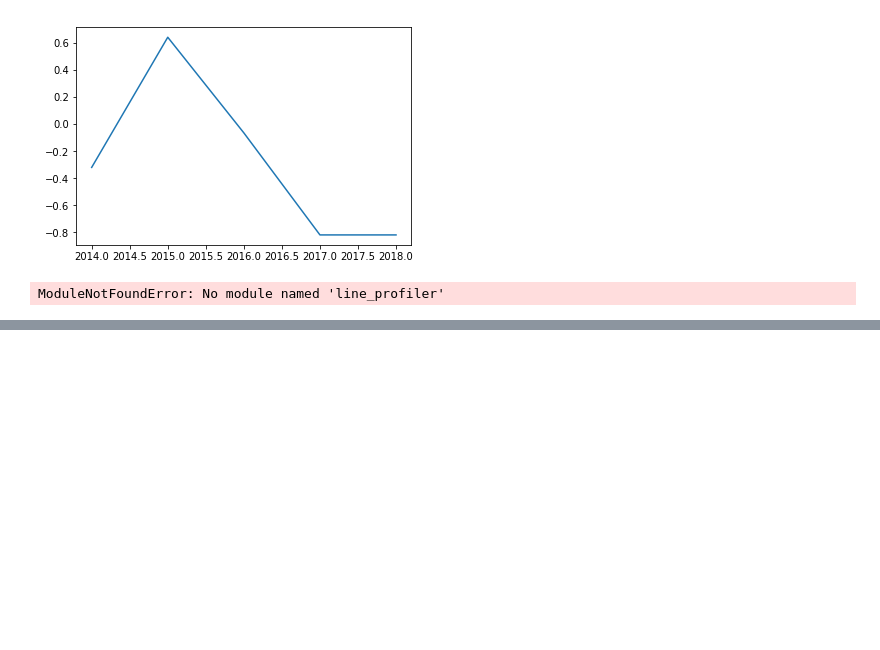
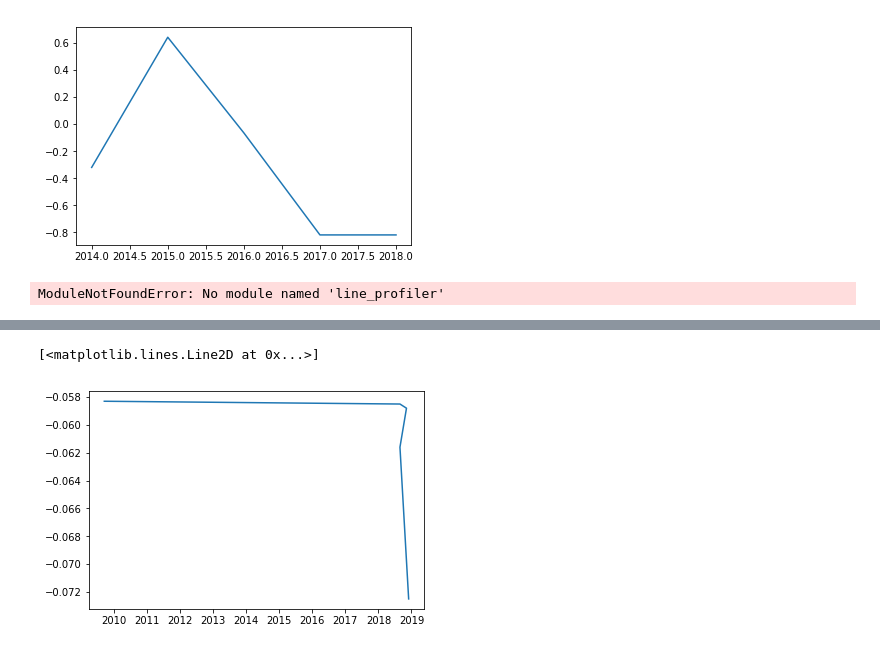
Before and after one commit to Jellybean12/Groepje-C3, a Jupyter notebook: dalingcorrelatierichting.ipynb, the cells around one changed output, grey strips where cells are left out. Cells and saved outputs as stored; diff of their text form; code cells hidden in the pictures; blank space fills up the shorter version.

```diff
--- a/dalingcorrelatierichting.ipynb
+++ b/dalingcorrelatierichting.ipynb
@@ -108,12 +108,12 @@ def getmetingen(satid):
 # %% [output]
 ModuleNotFoundError: No module named 'line_profiler'
 # %%
-def getmetingen(loc, satid):
+def getmetingen():
     #Gebruikt het dataframe die aangemaakt is door de functie meetpuntenkoppelen
     engine = create_engine('postgresql://postgres:Welkom01!@10.30.1.10:5432/POC')
     templist = []
     #ids = "', '".join(df['pnt_id'])
-    select_query = "select * from meting where pnt_id in (select pnt_id from pnt_locatie where locatie = "+str(loc)+") AND sat_id = "+str(satid)""
+    select_query = """select * from meting where pnt_id in (select pnt_id from pnt_locatie where locatie = 'SintJansKlooster') ORDER BY meting ASC LIMIT 5000"""
     result = pd.read_sql_query(select_query,engine)
     for index, row in result.iterrows():
         id = row['id']
@@ -130,4 +130,4 @@ def meetpunt(locatie):
     df = pd.read_sql(query, engine)
     return df
 # %%
-sjknieuw = getmetingen('SintJansKlooster')
+sjknieuw = getmetingen()
@@ -133,0 +143,8 @@ sjknieuw = getmetingen('SintJansKlooster')
+# %%
+x = sjknieuw['datum'].head()
+y = sjknieuw['meting'].head()
+# %%
+plt.plot(x,y)
+# %% [output]
+[<matplotlib.lines.Line2D at 0x...>]
+[figure, added]
```
Also changed, not shown: parts of 1 cell of this notebook.
